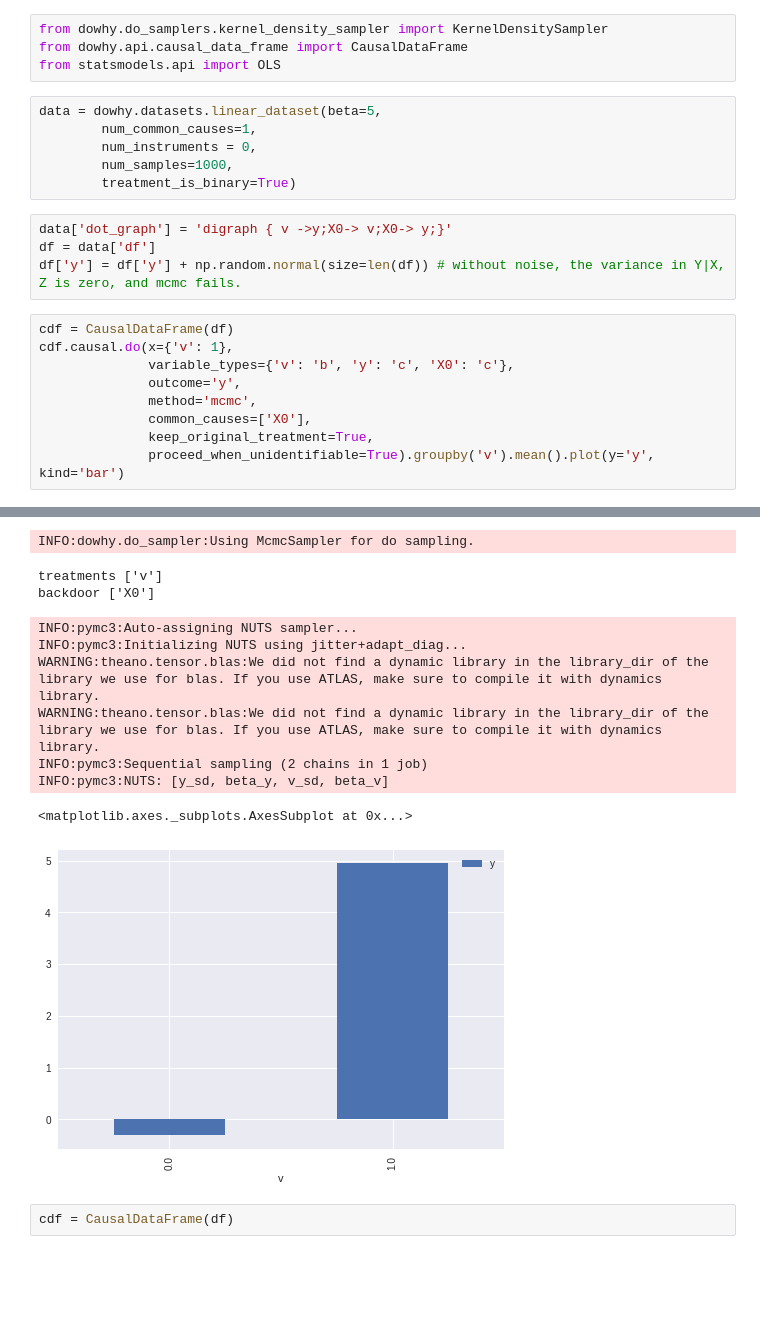
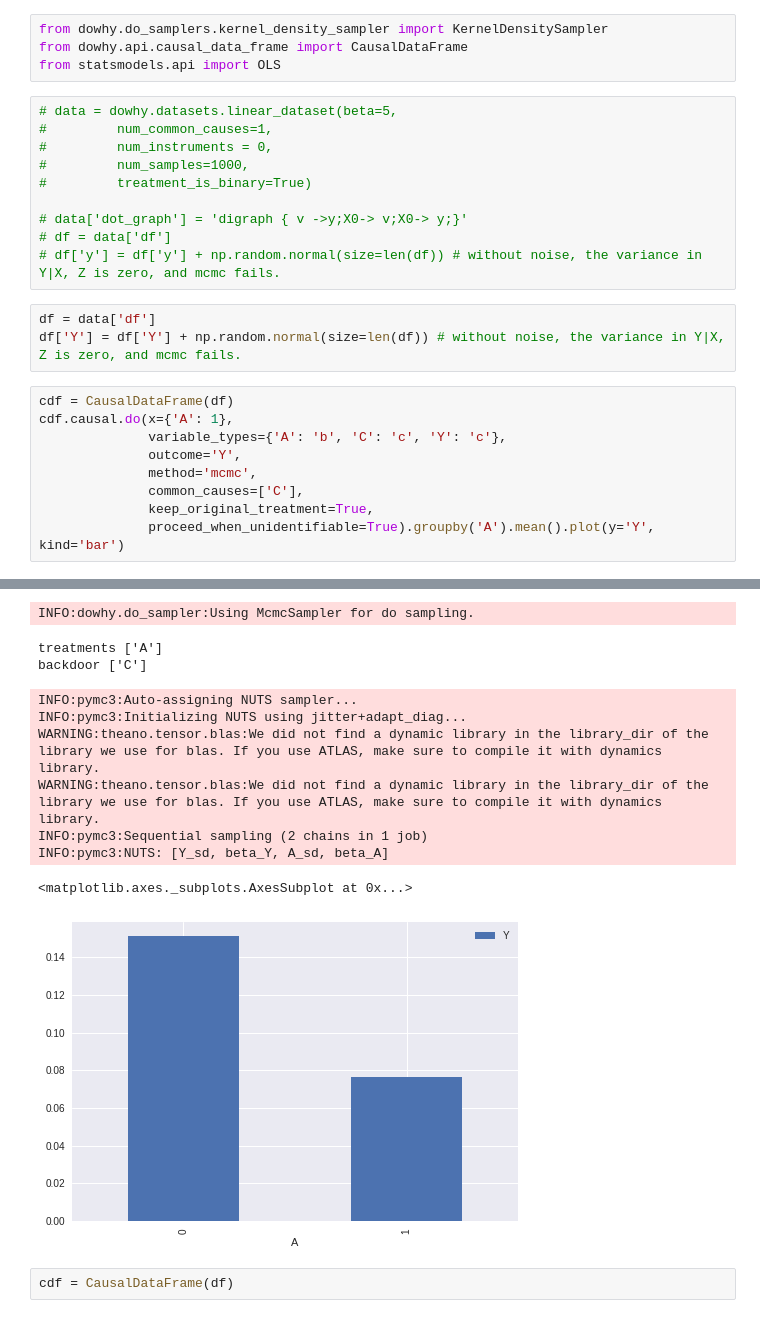
Before and after one commit to ckbjimmy/2019_tokyo, a Jupyter notebook: causal_workshop.ipynb, the cells around one changed output, grey strips where cells are left out. Drawn from its saved outputs; the diff is of its cells as text; blank space fills up the shorter version.

```diff
--- a/causal_workshop.ipynb
+++ b/causal_workshop.ipynb
@@ -113,24 +246,27 @@ INFO:dowhy.causal_estimator:b: y~v+X2+Z0+Z1+X4+X3+X0+X1+w_random
 from dowhy.do_samplers.kernel_density_sampler import KernelDensitySampler
 from dowhy.api.causal_data_frame import CausalDataFrame
 from statsmodels.api import OLS
-# %%
-data = dowhy.datasets.linear_dataset(beta=5,
-        num_common_causes=1,
-        num_instruments = 0,
-        num_samples=1000,
-        treatment_is_binary=True)
 # %%
-data['dot_graph'] = 'digraph { v ->y;X0-> v;X0-> y;}'
-df = data['df']
-df['y'] = df['y'] + np.random.normal(size=len(df)) # without noise, the variance in Y|X, Z is zero, and mcmc fails.
+# data = dowhy.datasets.linear_dataset(beta=5,
+#         num_common_causes=1,
+#         num_instruments = 0,
+#         num_samples=1000,
+#         treatment_is_binary=True)
+
+# data['dot_graph'] = 'digraph { v ->y;X0-> v;X0-> y;}'
+# df = data['df']
+# df['y'] = df['y'] + np.random.normal(size=len(df)) # without noise, the variance in Y|X, Z is zero, and mcmc fails.
+# %%
+df = data['df']
+df['Y'] = df['Y'] + np.random.normal(size=len(df)) # without noise, the variance in Y|X, Z is zero, and mcmc fails.
 # %%
 cdf = CausalDataFrame(df)
-cdf.causal.do(x={'v': 1},
-              variable_types={'v': 'b', 'y': 'c', 'X0': 'c'},
-              outcome='y',
+cdf.causal.do(x={'A': 1},
+              variable_types={'A': 'b', 'C': 'c', 'Y': 'c'},
+              outcome='Y',
               method='mcmc',
-              common_causes=['X0'],
+              common_causes=['C'],
               keep_original_treatment=True,
-              proceed_when_unidentifiable=True).groupby('v').mean().plot(y='y', kind='bar')
+              proceed_when_unidentifiable=True).groupby('A').mean().plot(y='Y', kind='bar')
 # %% [output]
 WARNING:dowhy.do_why:Causal Graph not provided. DoWhy will construct a graph based on data inputs.
@@ -143,18 +279,18 @@ Model to find the causal effect of treatment v on outcome y
 {'observed': 'yes'}
 {'label': 'Unobserved Confounders', 'observed': 'no'}
 All common causes are observed. Causal effect can be identified.
 McmcSampler
 INFO:dowhy.do_sampler:Using McmcSampler for do sampling.
-treatments ['v']
-backdoor ['X0']
+treatments ['A']
+backdoor ['C']
 INFO:pymc3:Auto-assigning NUTS sampler...
 INFO:pymc3:Initializing NUTS using jitter+adapt_diag...
 WARNING:theano.tensor.blas:We did not find a dynamic library in the library_dir of the library we use for blas. If you use ATLAS, make sure to compile it with dynamics library.
 WARNING:theano.tensor.blas:We did not find a dynamic library in the library_dir of the library we use for blas. If you use ATLAS, make sure to compile it with dynamics library.
 INFO:pymc3:Sequential sampling (2 chains in 1 job)
-INFO:pymc3:NUTS: [y_sd, beta_y, v_sd, beta_v]
+INFO:pymc3:NUTS: [Y_sd, beta_Y, A_sd, beta_A]
 <matplotlib.axes._subplots.AxesSubplot at 0x...>
-[figure, old version]
+[figure, new version]
 # %%
 cdf = CausalDataFrame(df)
 # %%
```
Also changed, not shown: parts of 27 cells of this notebook.
